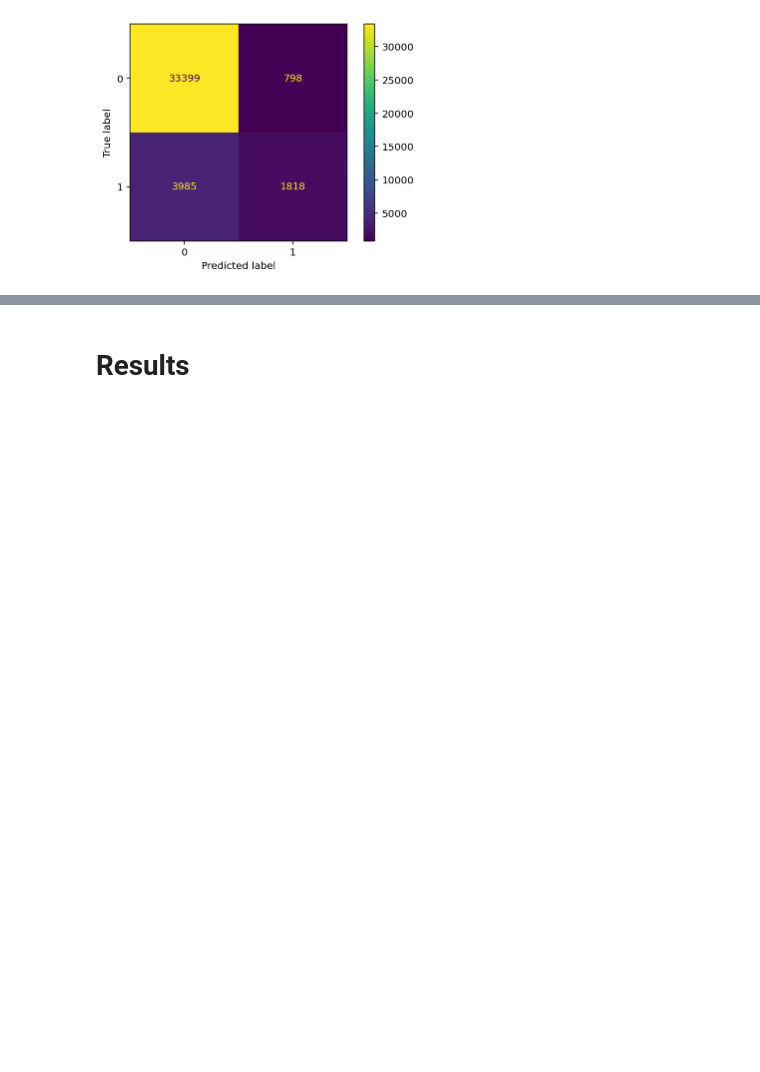
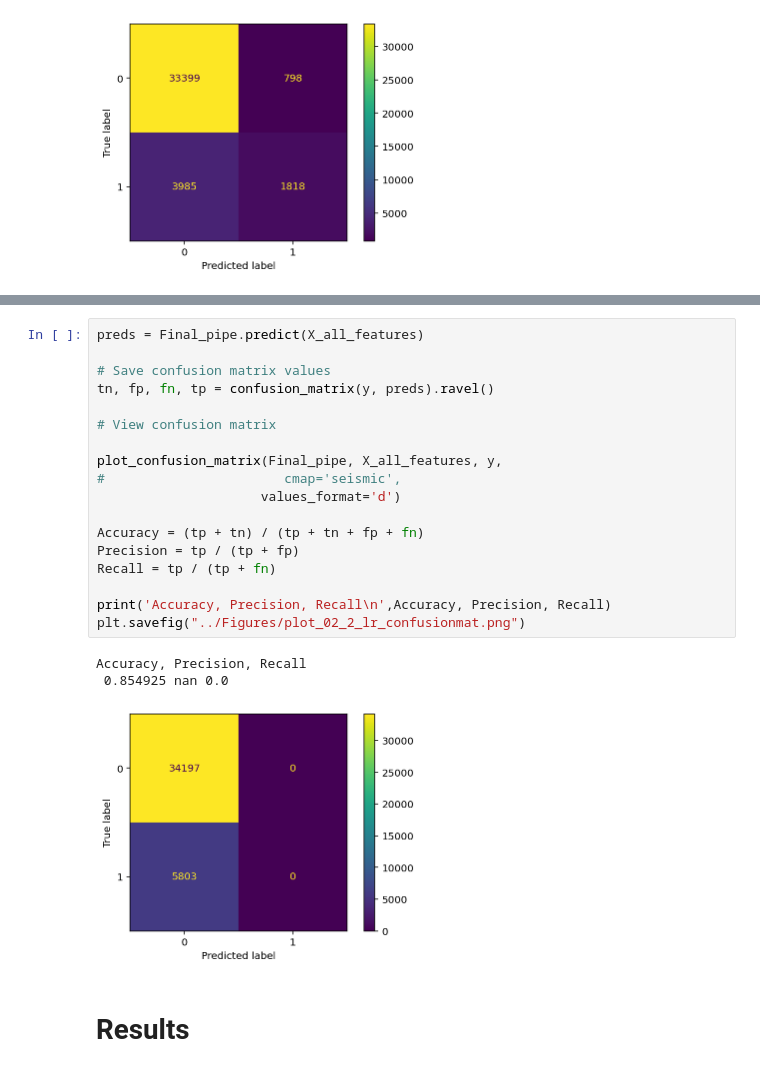
Before and after one commit to Atashnezhad/A_Data_Science_Project, a Jupyter notebook: Codes/P02_2_Modeling.ipynb, the cells around one changed output, grey strips where cells are left out. Saved outputs shown, nothing was run; the diff lists cells and outputs as text; blank space fills up the shorter version.

```diff
--- a/Codes/P02_2_Modeling.ipynb
+++ b/Codes/P02_2_Modeling.ipynb
@@ -753,3 +776,25 @@ Accuracy, Precision, Recall
+# %%
+preds = Final_pipe.predict(X_all_features)
+
+# Save confusion matrix values
+tn, fp, fn, tp = confusion_matrix(y, preds).ravel()
+
+# View confusion matrix
+
+plot_confusion_matrix(Final_pipe, X_all_features, y,
+#                       cmap='seismic',
+                     values_format='d')
+
+Accuracy = (tp + tn) / (tp + tn + fp + fn)
+Precision = tp / (tp + fp)
+Recall = tp / (tp + fn)
+
+print('Accuracy, Precision, Recall\n',Accuracy, Precision, Recall)
+plt.savefig("../Figures/plot_02_2_lr_confusionmat.png")
+# %% [output]
+Accuracy, Precision, Recall
+ 0.854925 nan 0.0
+[figure, added]
 # %% [markdown]
 # Results
 # %%
```
Also changed, not shown: parts of 21 cells of this notebook, 4 other files.
